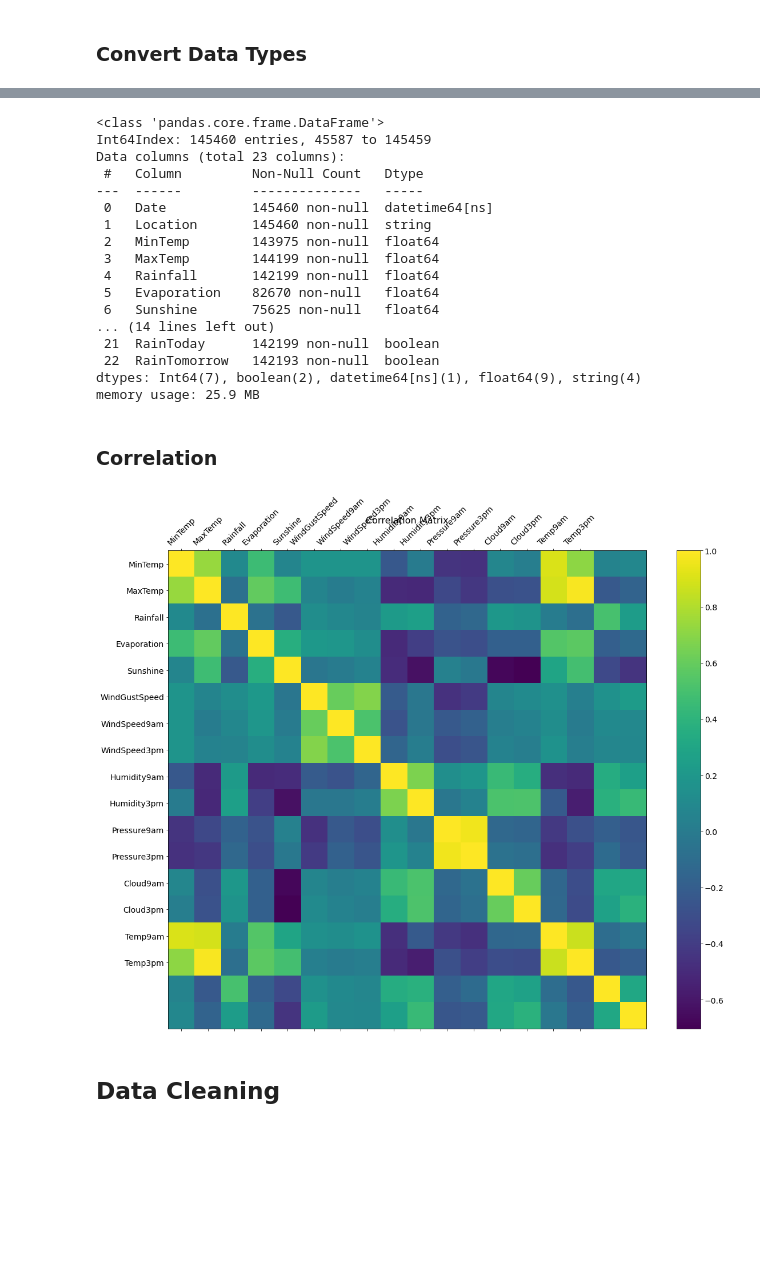
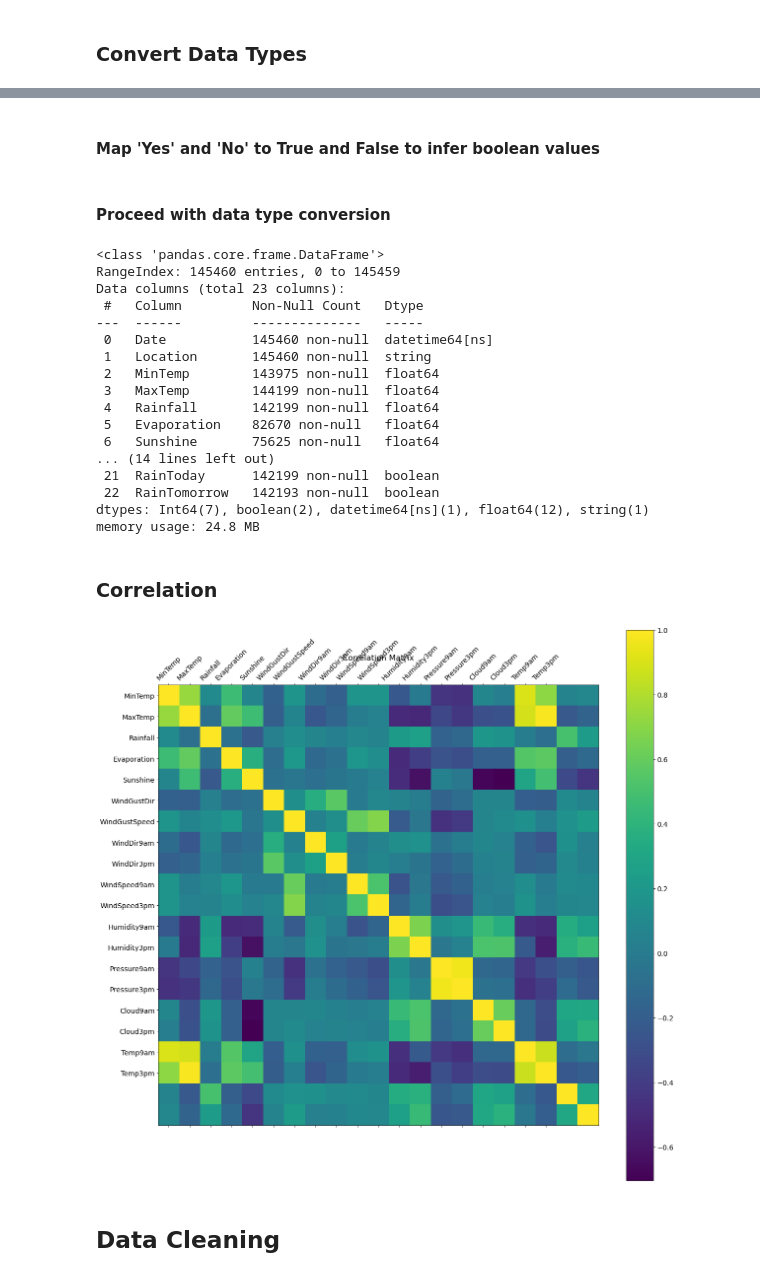
Before and after one commit to marlonrcfranco/weather-guru, a Jupyter notebook: weather_guru.ipynb, the cells around one changed output, grey strips where cells are left out. Drawn from its saved outputs; the diff is of its cells as text; code cells hidden in the pictures; blank space fills up the shorter version.

```diff
--- a/weather_guru.ipynb
+++ b/weather_guru.ipynb
@@ -87,5 +89,3 @@ weather_df.sample()
-# %%
-weather_df.sort_values(['Date'], inplace=True)
 # %% [markdown]
 ### Unique values for non-numeric columns
 # %%
@@ -117,0 +144,6 @@ So there are 3436 days of observation in the dataset.
+# %%
+weather_df['WindGustDir'] = weather_df['WindGustDir'].apply(lambda w: portolan.middle(str(w)) if str(w)!='nan' else w)
+weather_df['WindDir9am'] = weather_df['WindDir9am'].apply(lambda w: portolan.middle(str(w)) if str(w)!='nan' else w)
+weather_df['WindDir3pm'] = weather_df['WindDir3pm'].apply(lambda w: portolan.middle(str(w)) if str(w)!='nan' else w)
+# %% [markdown]
+#### Map 'Yes' and 'No' to True and False to infer boolean values
@@ -118,8 +153,6 @@ So there are 3436 days of observation in the dataset.
+# %% [markdown]
+#### Proceed with data type conversion
 # %%
-# Map 'Yes' and 'No' to True and False to infer boolean values
-weather_df.RainToday = weather_df.RainToday.map(dict(Yes=True, No=False))
-weather_df.RainTomorrow = weather_df.RainTomorrow.map(dict(Yes=True, No=False))
-
 # Convert data types
 weather_df['Date'] = pd.to_datetime(weather_df['Date'])
 weather_df = weather_df.convert_dtypes()
@@ -128,7 +161,7 @@ weather_df = weather_df.convert_dtypes()
 weather_df.info()
 # %% [output]
 <class 'pandas.core.frame.DataFrame'>
-Int64Index: 145460 entries, 45587 to 145459
+RangeIndex: 145460 entries, 0 to 145459
 Data columns (total 23 columns):
  #   Column         Non-Null Count   Dtype
 ---  ------         --------------   -----
@@ -142,20 +175,20 @@ Data columns (total 23 columns):
 ... (14 lines left out)
  21  RainToday      142199 non-null  boolean
  22  RainTomorrow   142193 non-null  boolean
-dtypes: Int64(7), boolean(2), datetime64[ns](1), float64(9), string(4)
-memory usage: 25.9 MB
+dtypes: Int64(7), boolean(2), datetime64[ns](1), float64(12), string(1)
+memory usage: 24.8 MB
 # %% [markdown]
 ### Correlation
 # %%
-f = plt.figure(figsize=(19, 15))
+f = plt.figure(figsize=(20, 20))
 plt.matshow(weather_df.corr(), fignum=f.number)
 plt.xticks(range(weather_df.select_dtypes(['number']).shape[1]), weather_df.select_dtypes(['number']).columns, fontsize=14, rotation=45)
 plt.yticks(range(weather_df.select_dtypes(['number']).shape[1]), weather_df.select_dtypes(['number']).columns, fontsize=14)
 cb = plt.colorbar()
 cb.ax.tick_params(labelsize=14)
 plt.title('Correlation Matrix', fontsize=16);
 # %% [output]
-[figure, old version]
+[figure, new version]
 # %% [markdown]
 ## Data Cleaning
 # %% [markdown]
```
Also changed, not shown: parts of 17 cells of this notebook.
